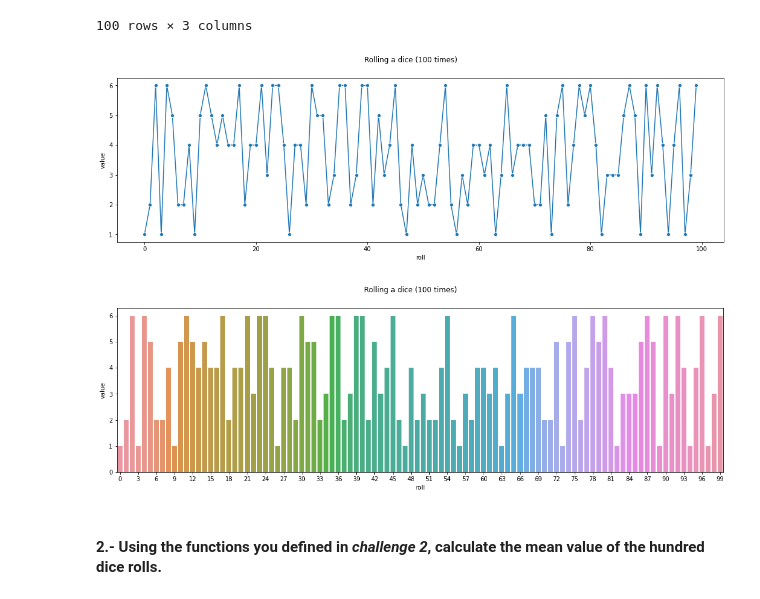
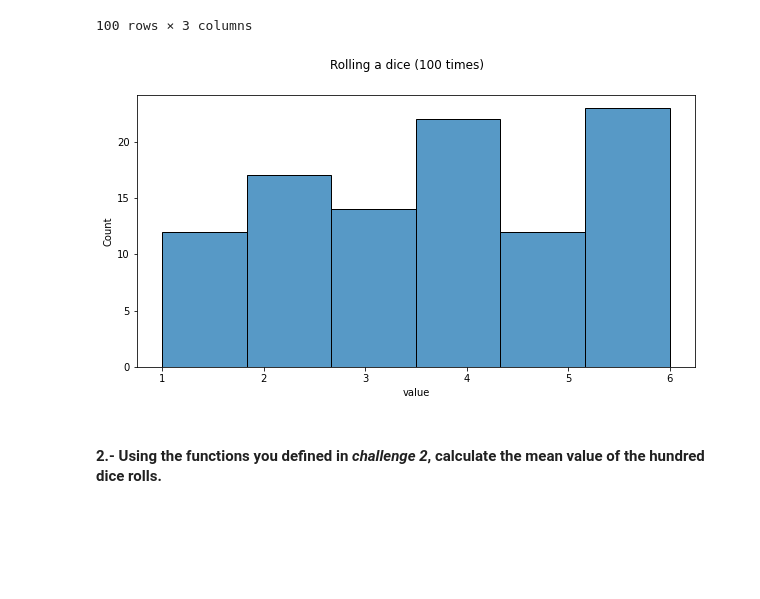
Before and after one commit to elvestevez/dataptmad0522_labs, a Jupyter notebook: module-2/understanding-descriptive-stats/your-code/main.ipynb, the cells around one changed output. Cells and saved outputs as stored; diff of their text form; code cells hidden in the pictures; blank space fills up the shorter version.

```diff
--- a/module-2/understanding-descriptive-stats/your-code/main.ipynb
+++ b/module-2/understanding-descriptive-stats/your-code/main.ipynb
@@ -237,31 +205,14 @@ roll_hundred
 # %%
 fig, ax = plt.subplots(ncols=1,
                        nrows=1,
-                       figsize=(18, 5))
+                       figsize=(10, 5))
 
 fig.suptitle('Rolling a dice (100 times)')
 
-sns.lineplot(data=roll_hundred,
-             x='roll',
-             y='value',
-             marker='o')
+sns.histplot(data=roll_hundred,
+             x='value',
+             bins=6)
 
 plt.show()
 # %% [output]
-[figure, old version]
+[figure, new version]
-# %%
-fig, ax = plt.subplots(ncols=1,
-                       nrows=1,
-                       figsize=(18, 5))
-
-fig.suptitle('Rolling a dice (100 times)')
-
-sns.barplot(data=roll_hundred,
-            x='roll',
-            y='value')
-
-ax.set_xticks(range(0, 100, 3))
-
-plt.show()
-# %% [output]
-[figure, removed]
```
Also changed, not shown: parts of 62 cells of this notebook.
